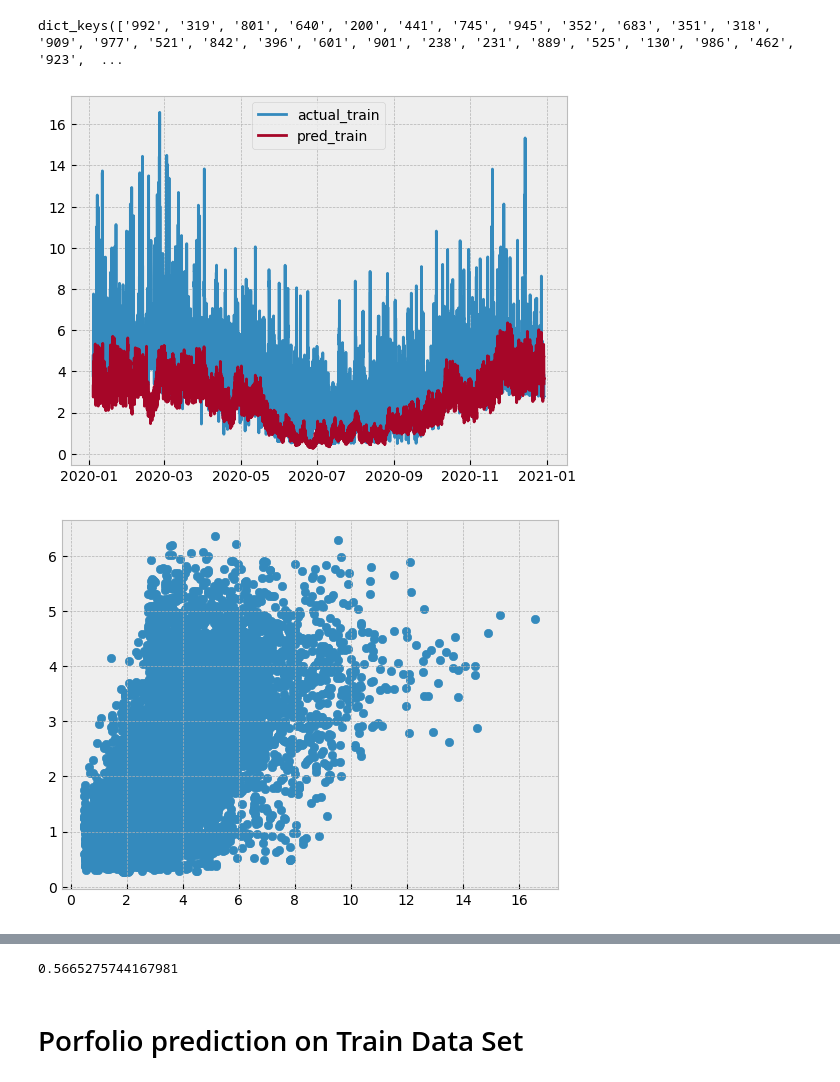
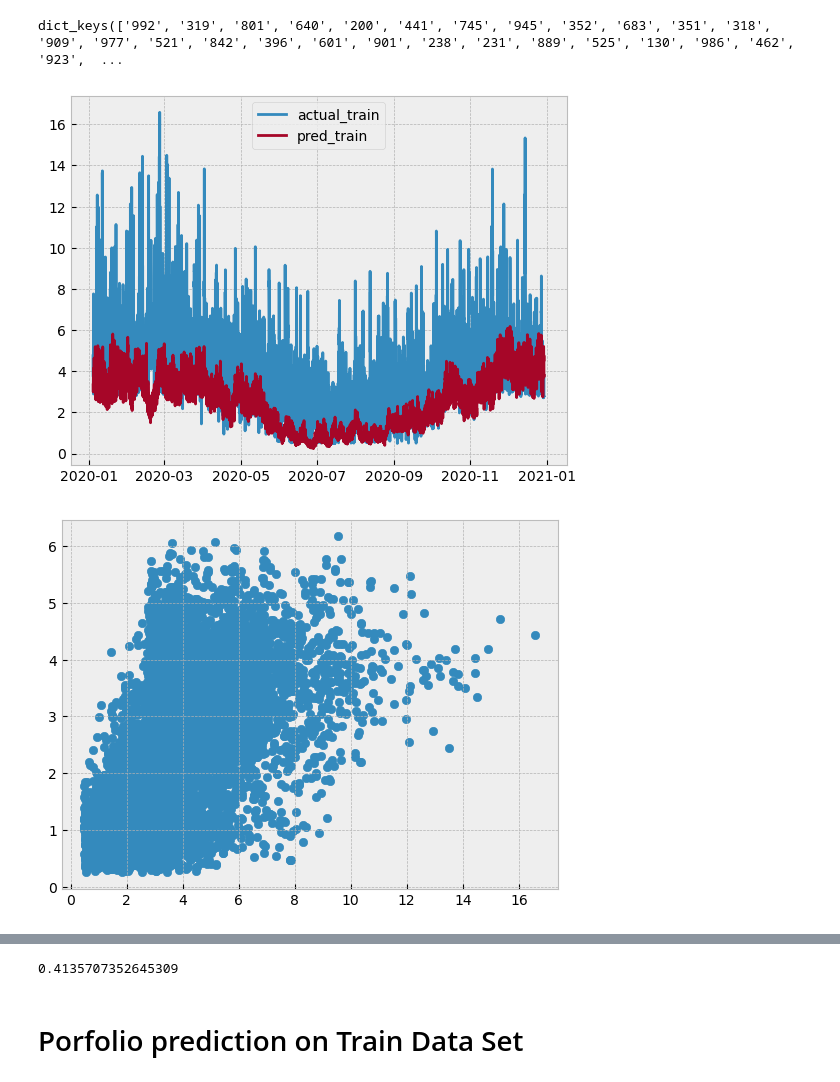
Before and after one commit to StrangeLve/EnergyForecasting, a Jupyter notebook: notebooks/Model/Model_hourly_LinearRegression.ipynb, the cells around one changed output, grey strips where cells are left out. Drawn from its saved outputs; the diff is of its cells as text; code cells hidden in the pictures.

```diff
--- a/notebooks/Model/Model_hourly_LinearRegression.ipynb
+++ b/notebooks/Model/Model_hourly_LinearRegression.ipynb
@@ -162,9 +158,8 @@ Index(['consumption', 'forward_temperature_48', 'forward_humidity_48',
       dtype='object')
 # %%
 FEATURES = ['consumption', 'forward_temperature_48', 'forward_humidity_48',
-       'forward_cloudiness_48', 'day_time_Day Time',
-       'day_time_Day Time Peak Hour', 'day_time_Evening', 'day_time_Morning',
-       'day_time_Night', 'season_Autumn', 'season_Spring', 'season_Summer',
+       'forward_cloudiness_48', 'day_time_High Consumption Hour',
+       'day_time_Low Consumption Hour', 'season_Autumn', 'season_Spring', 'season_Summer',
        'season_Winter', 'ev','rolling_mean_24_consumption', 'rolling_mean_48_consumption',
        'rolling_mean_72_consumption']
 TARGET = 'forward_consumption_48'
@@ -282,24 +282,28 @@ dict_keys(['992', '319', '801', '640', '200', '441', '745', '945', '352', '683',
 # %%
 home_num = '992'
 X_test, y_test = df_dict_test[home_num][FEATURES], df_dict_test[home_num][TARGET]
 pred = model.predict(X_test)
 pred_home_test_single = pd.DataFrame({
                             "actual": np.exp(y_train)-0.01,
                             "pred": np.exp(pred)-0.01,
                             "home_num" : home_num})
 plt.plot(pred_home_test_single["actual"], label="actual_train")
 plt.plot(pred_home_test_single["pred"], label="pred_train")
 plt.legend()
 plt.show()
 
 plt.scatter(pred_home_test_single["actual"].values,pred_home_test_single["pred"].values)
 plt.show()
 
 
 plt.hist(pred_home_test_single["actual"], label="actual_train", bins = 200)
 plt.hist(pred_home_test_single["pred"], label="pred_train",alpha =0.5, bins = 200)
 plt.legend()
 plt.show()
+
+plt.plot(pred_home_test_single["actual"]-pred_home_test_single["pred"], label="residual")
+plt.legend()
+plt.show()
 # %% [output]
-[figure, old version]
+[figure, new version]
-[figure, old version]
+[figure, new version]
@@ -307,7 +312,7 @@ plt.show()
 # %%
 nmae(pred_home_test_single["actual"], pred_home_test_single["pred"])
 # %% [output]
-0.5665275744167981
+0.4135707352645309
 # %% [markdown]
 # Porfolio prediction on Train Data Set
 # %%
```
Also changed, not shown: parts of 12 cells of this notebook, 1 other file.
